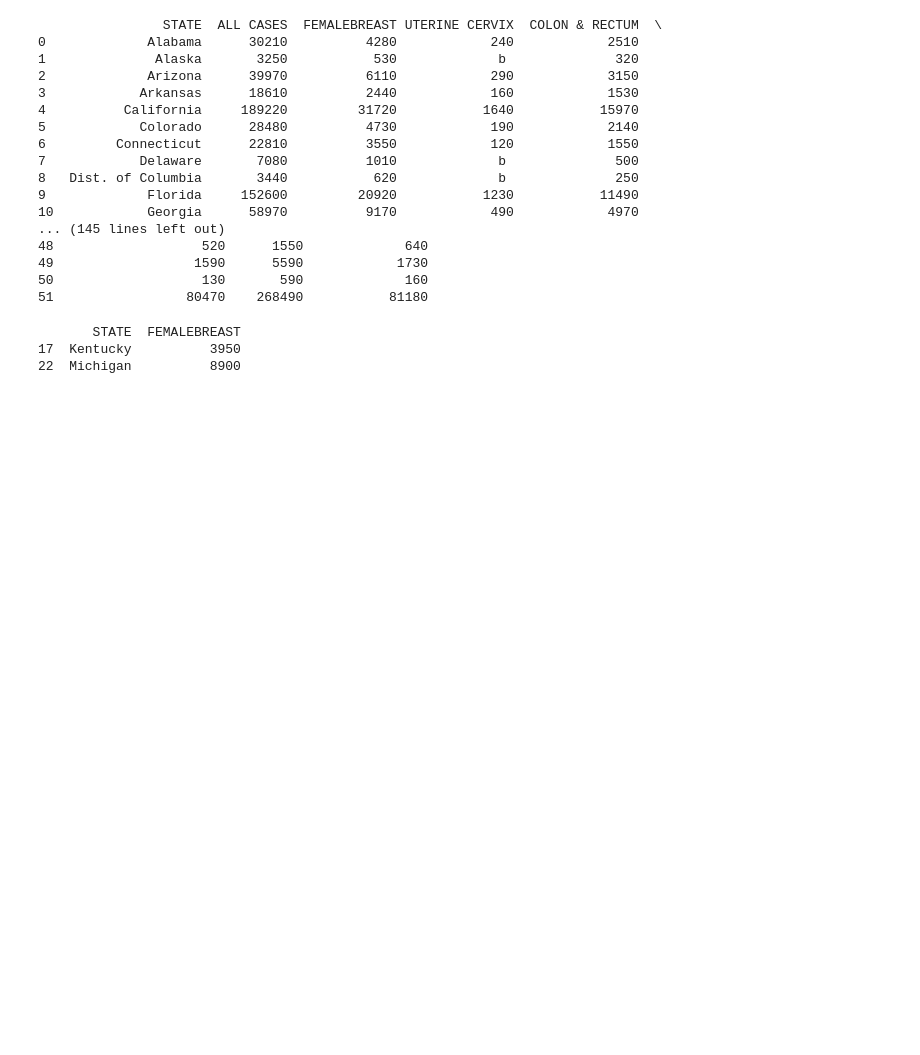
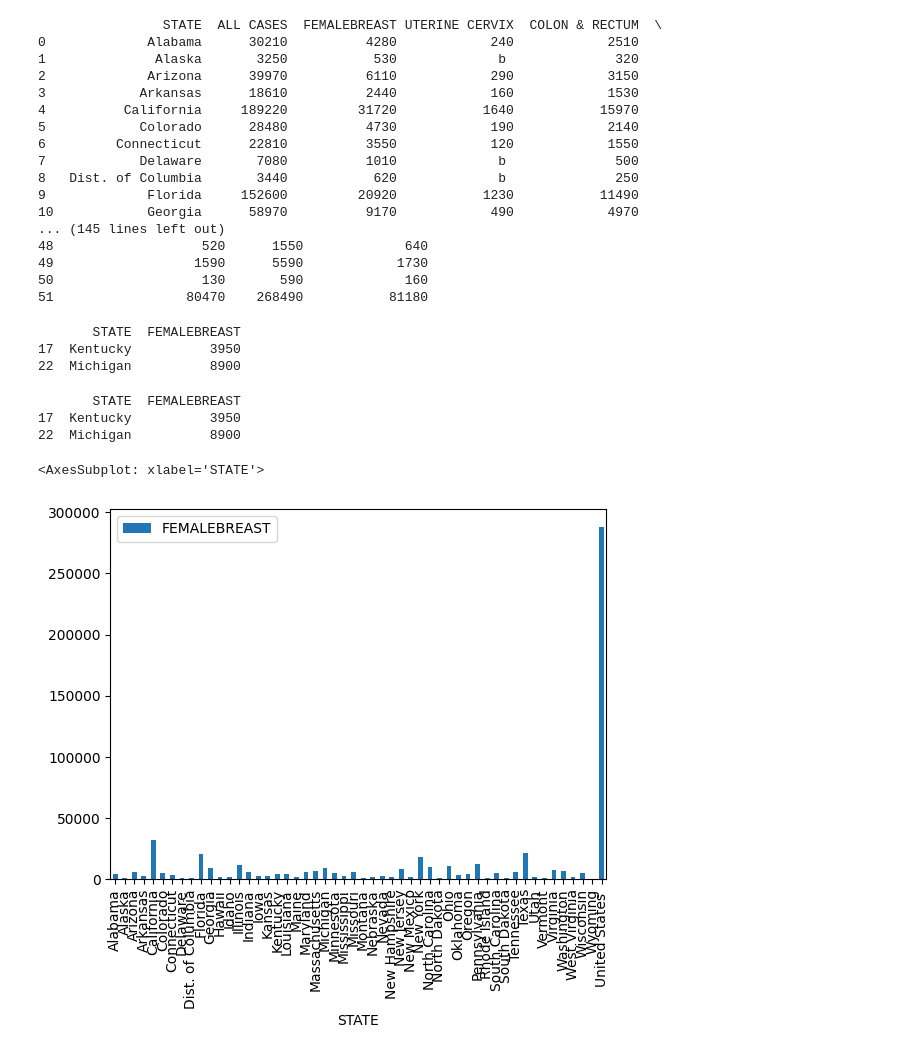
Before and after one commit to bjhdecember/data_1_checks, a Jupyter notebook: kc_2.ipynb, the cells around one changed output. Drawn from its saved outputs; the diff is of its cells as text; code cells hidden in the pictures; blank space fills up the shorter version.

Commit message:
Plot added

```diff
--- a/kc_2.ipynb
+++ b/kc_2.ipynb
@@ -47,3 +47,24 @@ print(desired_data)
        STATE  FEMALEBREAST
 17  Kentucky          3950
 22  Michigan          8900
+# %%
+import pandas as pd
+import matplotlib as plt
+import matplotlib as mpl
+import numpy as py
+
+df = pd.read_excel(r'C:\Users\barba\OneDrive\Desktop\Data_1_checks\data_1_checks\assests\Cancer_Data.xlsx')
+
+STATE_and_FEMALEBREAST = df.loc[:,['STATE','FEMALEBREAST']]
+
+desired_data = STATE_and_FEMALEBREAST.loc[STATE_and_FEMALEBREAST['STATE'] .isin(['Michigan', 'Kentucky'])]
+
+print(desired_data)
+
+df.plot(x="STATE", y="FEMALEBREAST", kind="bar")
+# %% [output]
+       STATE  FEMALEBREAST
+17  Kentucky          3950
+22  Michigan          8900
+<AxesSubplot: xlabel='STATE'>
+[figure, added]
```
